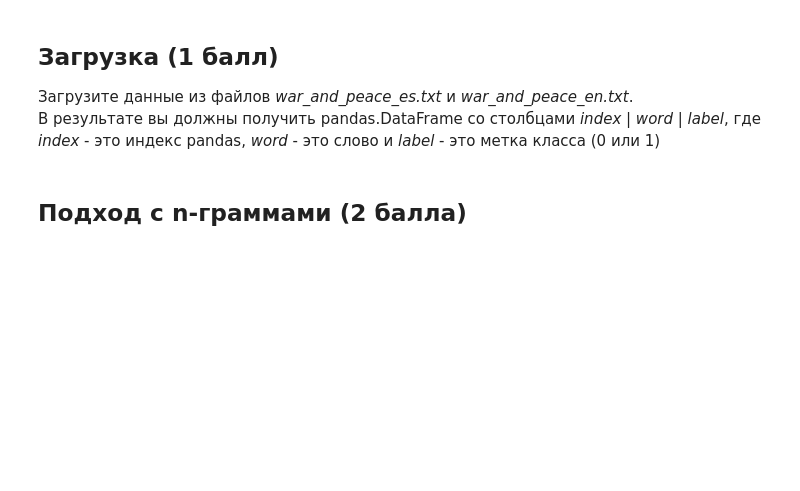
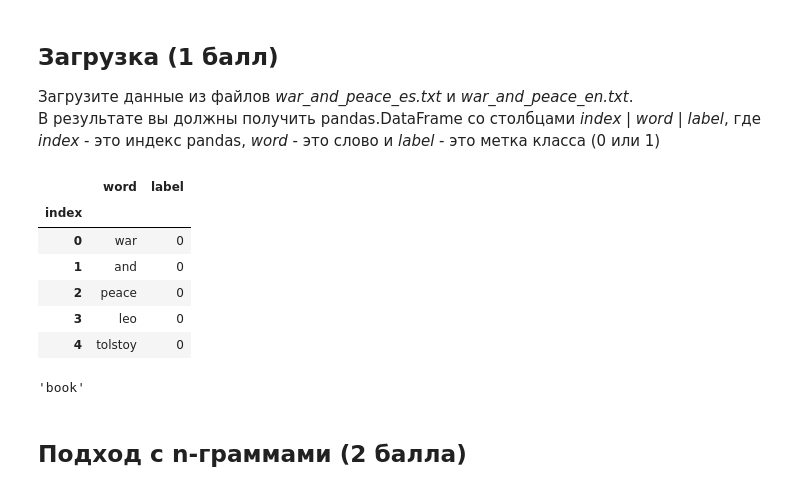
Before and after one commit to alxkornv/University-programming-projects, a Jupyter notebook: hw1-svm.ipynb, the cells around one changed output. Cells and saved outputs as stored; diff of their text form; code cells hidden in the pictures; blank space fills up the shorter version.

```diff
--- a/hw1-svm.ipynb
+++ b/hw1-svm.ipynb
@@ -310,0 +311,10 @@ df.head()
+# %%
+# like this
+
+f_en = open("war_and_peace_en.txt",'r')
+f_es = open("war_and_peace_es.txt",'r')
+wp_en = list((f_en.read()).split())
+wp_es = list((f_es.read()).split())
+f_en.close()
+f_es.close()
+wp = wp_en + wp_es
@@ -311,3 +327,17 @@ df.head()
+# %%
+wpdf.head()
+# %% [output]
+|  | word | label |
+| index |  |  |
+| 0 | war | 0 |
+| 1 | and | 0 |
+| 2 | peace | 0 |
+| 3 | leo | 0 |
+| 4 | tolstoy | 0 |
+# %%
+wpdf.iloc[5]['word']
+# %% [output]
+'book'
 # %% [markdown]
 ## Подход с n-граммами (2 балла)
 # %% [markdown]
```
Also changed, not shown: parts of 24 cells of this notebook.
